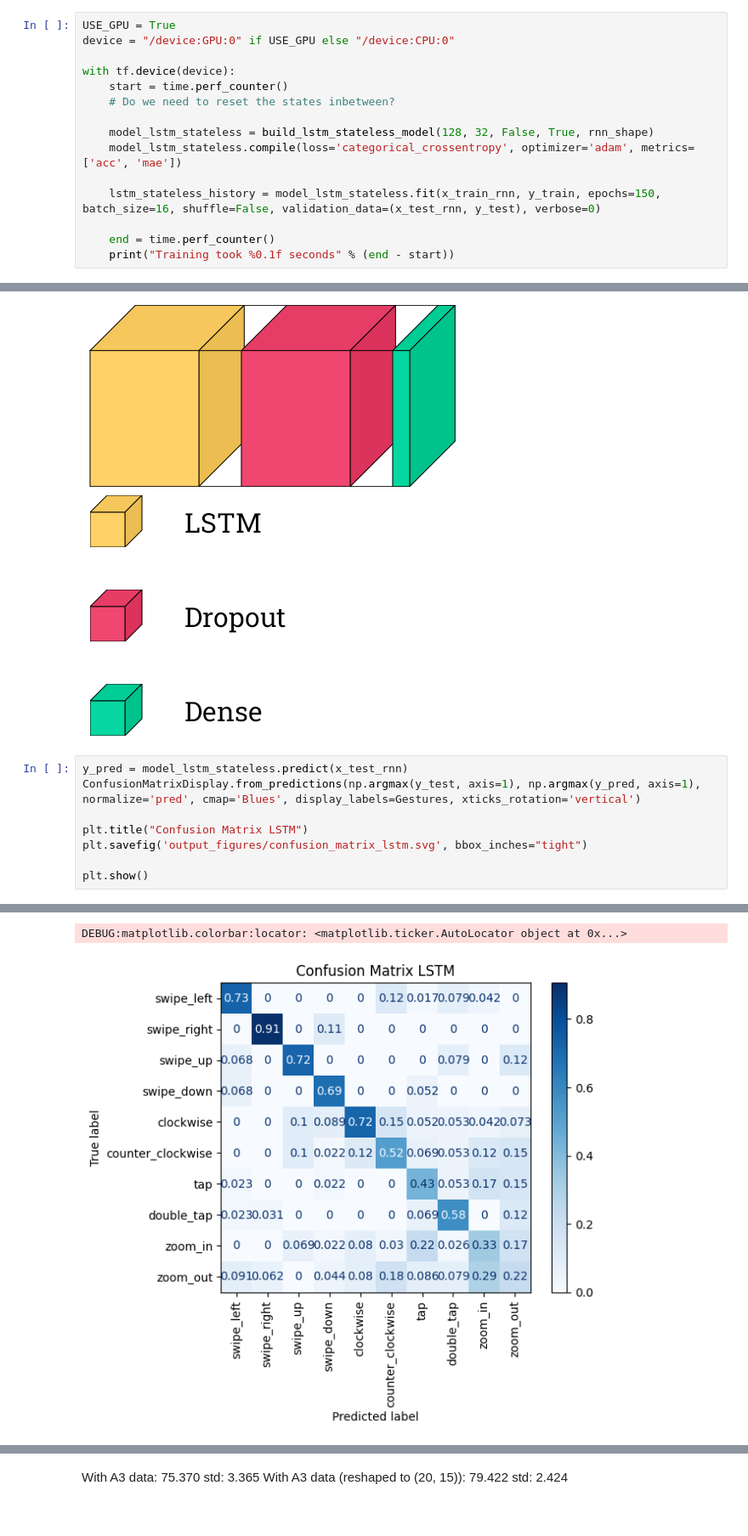
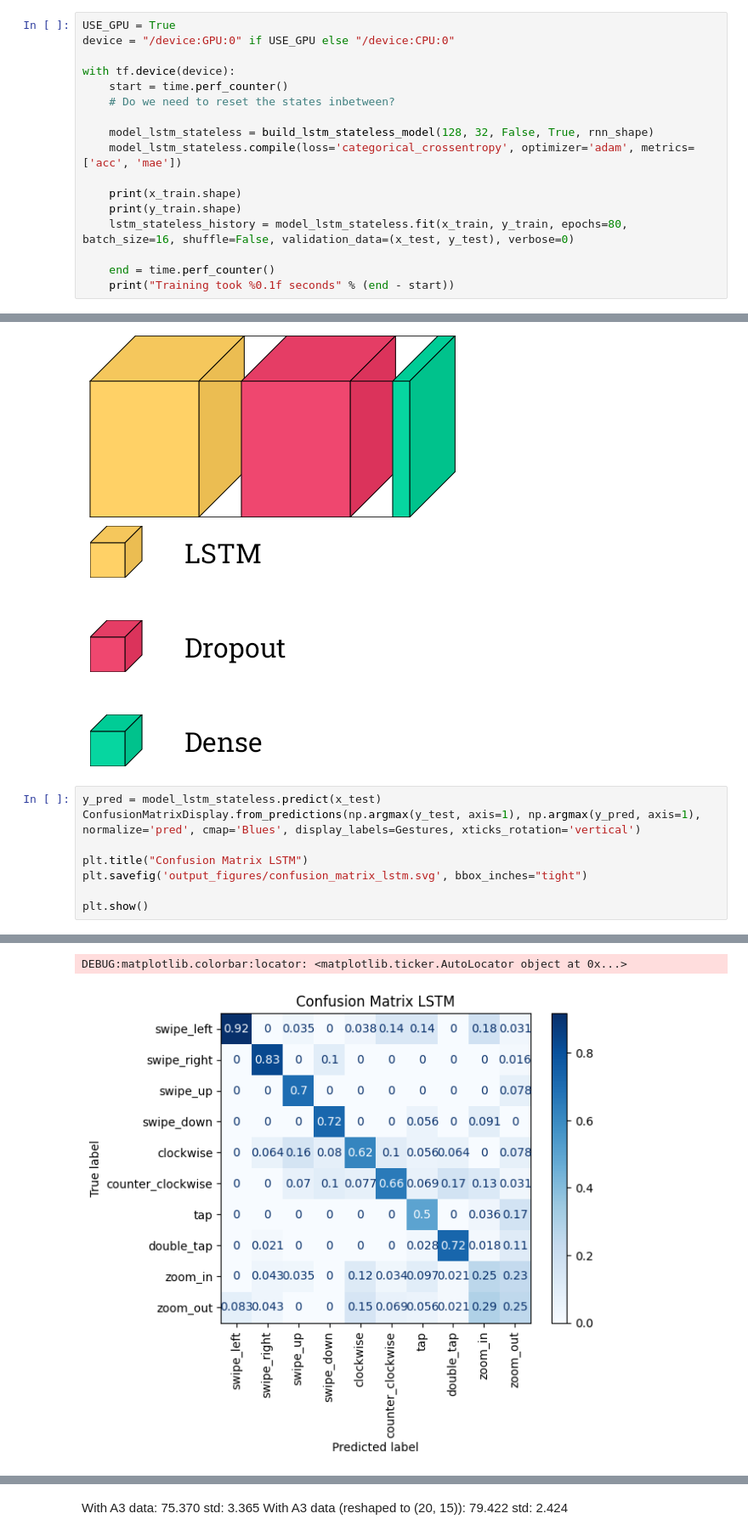
Before and after one commit to SemvandenBroek/CSE3000-gestures, a Jupyter notebook: ml-dev/test_data.ipynb, the cells around one changed output, grey strips where cells are left out. Shown at 85% size. Saved outputs shown, nothing was run; the diff lists cells and outputs as text.

Commit message:
Rewrote data loading/preprocessing

```diff
--- a/ml-dev/test_data.ipynb
+++ b/ml-dev/test_data.ipynb
@@ -677,7 +778,9 @@ with tf.device(device):
     model_lstm_stateless = build_lstm_stateless_model(128, 32, False, True, rnn_shape)
     model_lstm_stateless.compile(loss='categorical_crossentropy', optimizer='adam', metrics=['acc', 'mae'])
 
-    lstm_stateless_history = model_lstm_stateless.fit(x_train_rnn, y_train, epochs=150, batch_size=16, shuffle=False, validation_data=(x_test_rnn, y_test), verbose=0)
+    print(x_train.shape)
+    print(y_train.shape)
+    lstm_stateless_history = model_lstm_stateless.fit(x_train, y_train, epochs=80, batch_size=16, shuffle=False, validation_data=(x_test, y_test), verbose=0)
 
     end = time.perf_counter()
     print("Training took %0.1f seconds" % (end - start))
@@ -717,7 +822,7 @@ visualkeras.layered_view(model_lstm_stateless, font=font, min_xy=160, scale_z=1,
 # %% [output]
 [figure]
 # %%
-y_pred = model_lstm_stateless.predict(x_test_rnn)
+y_pred = model_lstm_stateless.predict(x_test)
 ConfusionMatrixDisplay.from_predictions(np.argmax(y_test, axis=1), np.argmax(y_pred, axis=1), normalize='pred', cmap='Blues', display_labels=Gestures, xticks_rotation='vertical')
 
 plt.title("Confusion Matrix LSTM")
@@ -729,5 +834,5 @@ plt.show()
 DEBUG:matplotlib.colorbar:locator: <matplotlib.ticker.AutoLocator object at 0x...>
-[figure, old version]
+[figure, new version]
 # %%
 print("================= Running on training data (Toy Example): =================")
 for i in range(x_train_normalized.shape[0]):
```
Also changed, not shown: parts of 15 cells of this notebook.
